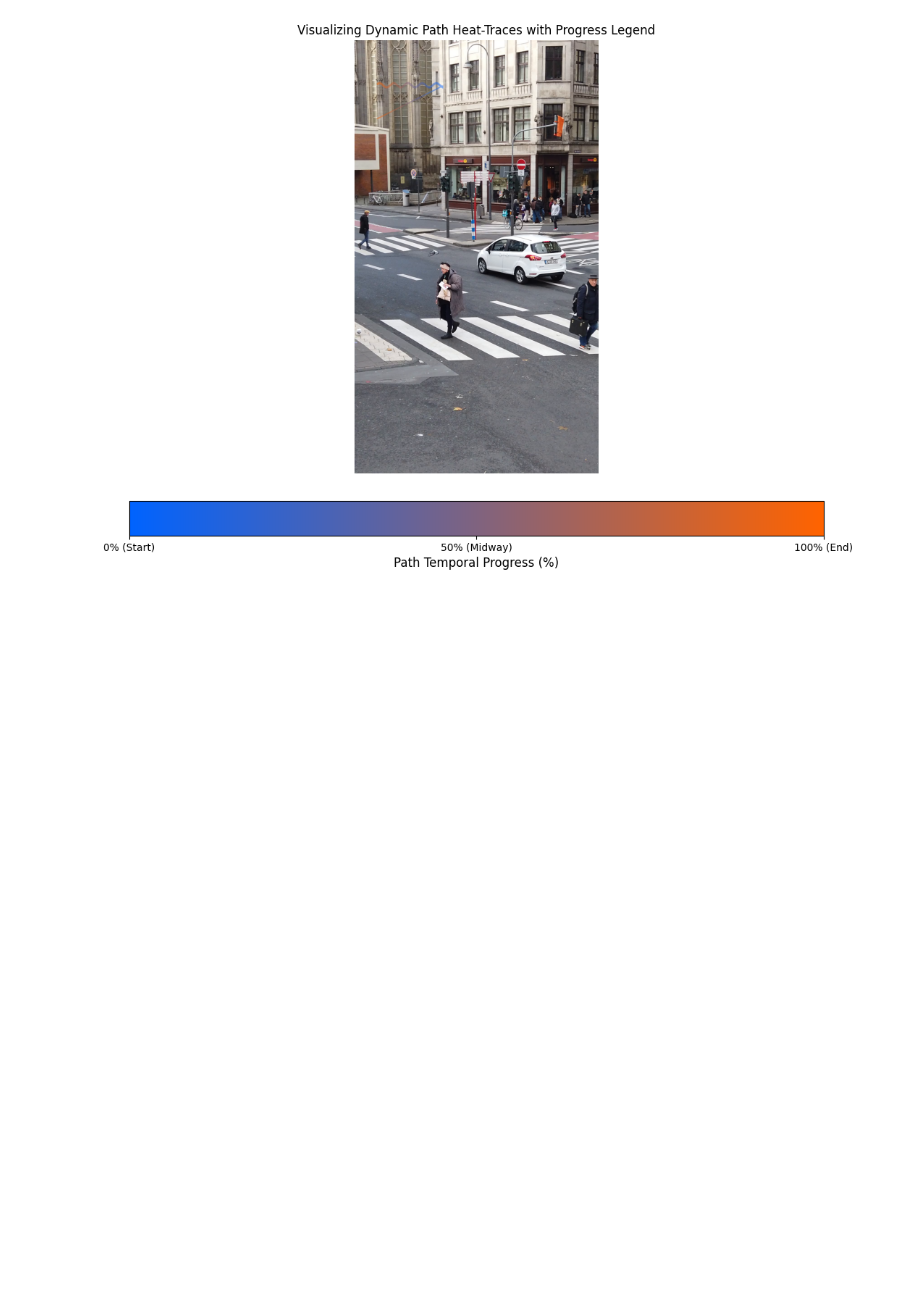
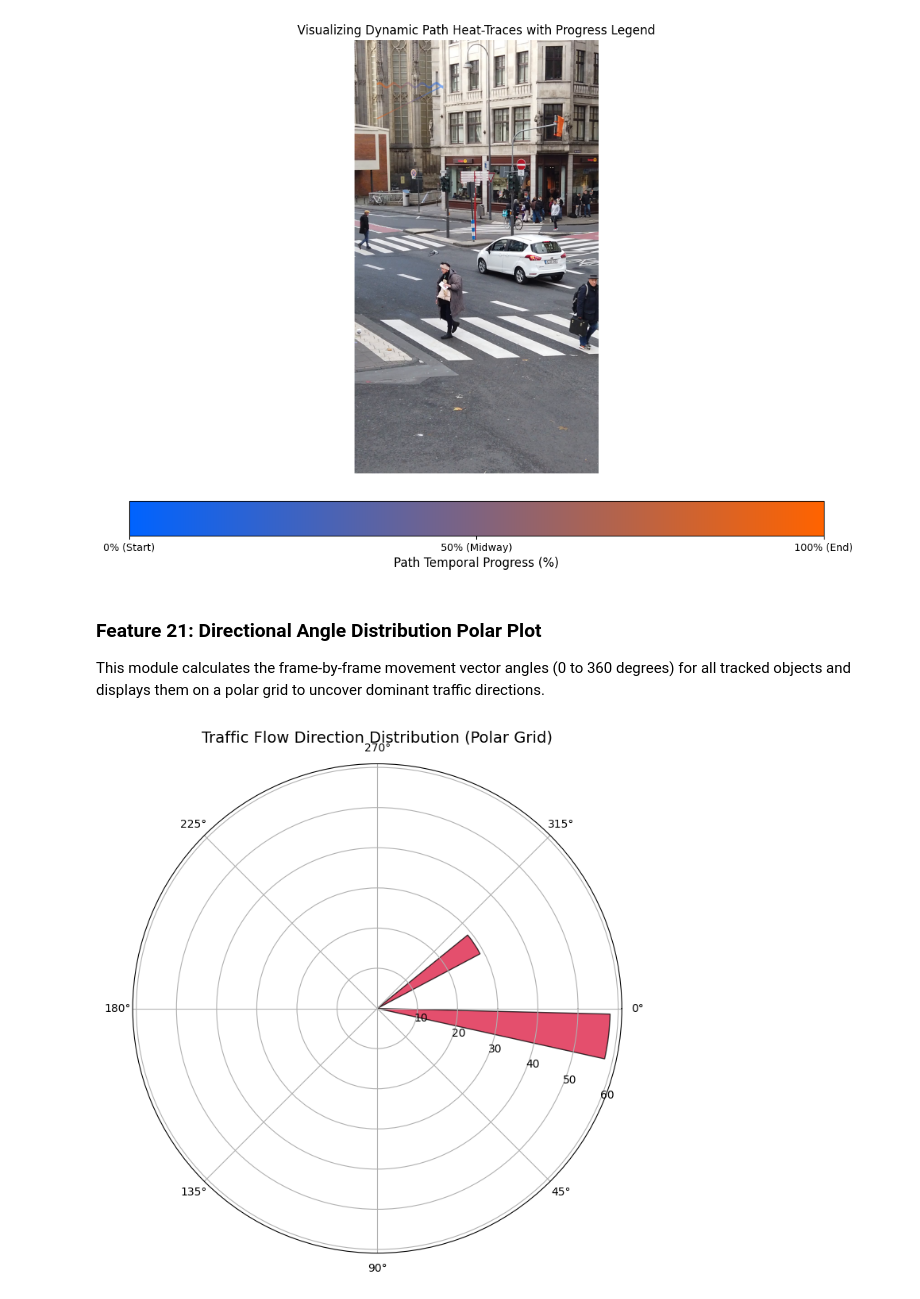
Before and after one commit to HaswinChony308/Vision-Track, a Jupyter notebook: Vision_Track.ipynb, the cells around one changed output. Drawn from its saved outputs; the diff is of its cells as text; code cells hidden in the pictures; blank space fills up the shorter version.

```diff
--- a/Vision_Track.ipynb
+++ b/Vision_Track.ipynb
@@ -1490,3 +1490,49 @@ plt.tight_layout()
 plt.show()
 # %% [output]
 [figure]
+# %% [markdown]
+### Feature 21: Directional Angle Distribution Polar Plot
+This module calculates the frame-by-frame movement vector angles (0 to 360 degrees) for all tracked objects and displays them on a polar grid to uncover dominant traffic directions.
+# %%
+import numpy as np
+import matplotlib.pyplot as plt
+
+# Fallback check
+if 'trajectories' not in locals() and 'trajectories' not in globals():
+    trajectories = {
+        1: [(x, 200) for x in range(100, 400, 10)],
+        2: [(x, 205) for x in range(100, 400, 10)],
+        3: [(x, 400 - x*0.5) for x in range(100, 400, 10)]
+    }
+
+all_angles = []
+
+for track_id, coords in trajectories.items():
+    if len(coords) > 1:
+        for i in range(1, len(coords)):
+            p1 = coords[i-1]
+            p2 = coords[i]
+            dx = p2[0] - p1[0]
+            dy = p2[1] - p1[1]
+            if dx != 0 or dy != 0:
+                # Compute angle and map to [0, 2*pi]
+                angle = np.arctan2(dy, dx)
+                if angle < 0:
+                    angle += 2 * np.pi
+                all_angles.append(angle)
+
+if all_angles:
+    plt.figure(figsize=(8, 8))
+    ax = plt.subplot(111, polar=True)
+
+    # Plot polar histogram
+    bars = ax.hist(all_angles, bins=24, rwidth=0.8, color='crimson', edgecolor='black', alpha=0.75)
+
+    ax.set_title("Traffic Flow Direction Distribution (Polar Grid)", fontsize=14, pad=20)
+    ax.set_theta_zero_location("E")  # Set 0 degrees to East
+    ax.set_theta_direction(-1)       # Clockwise
+    plt.show()
+else:
+    print("No moving vectors detected to calculate angle distributions.")
+# %% [output]
+[figure, added]
```
Also changed, not shown: parts of 2 cells of this notebook.
